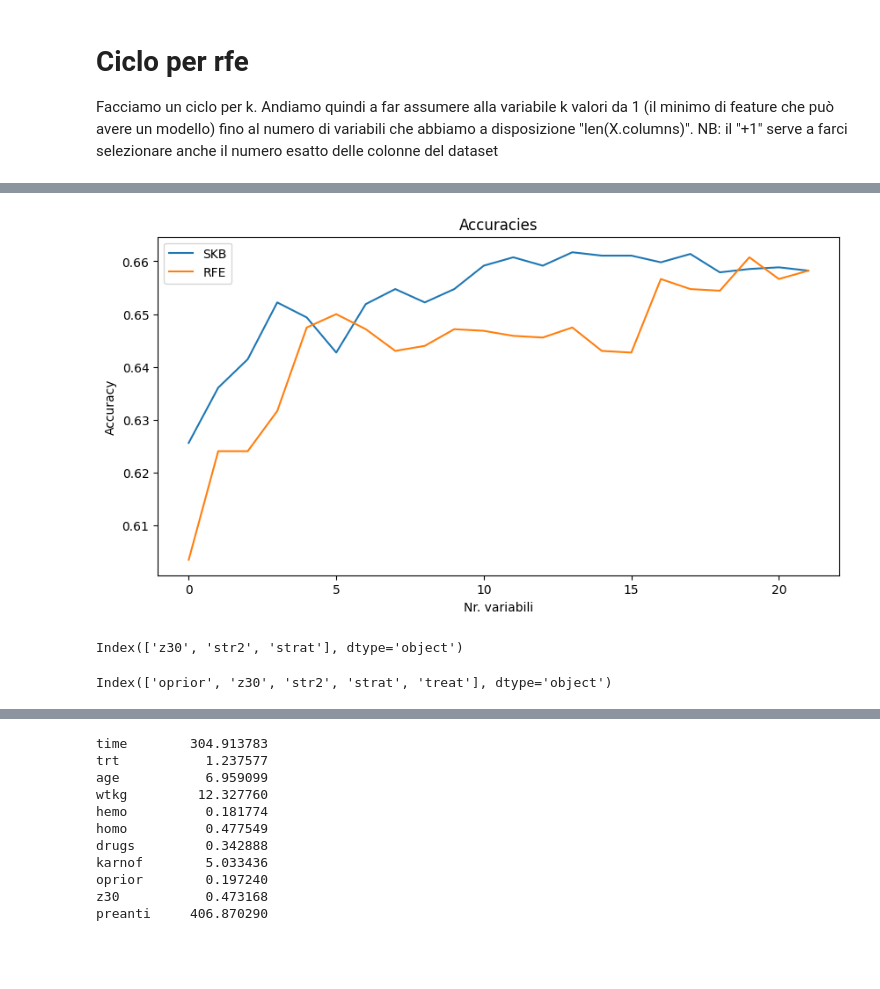
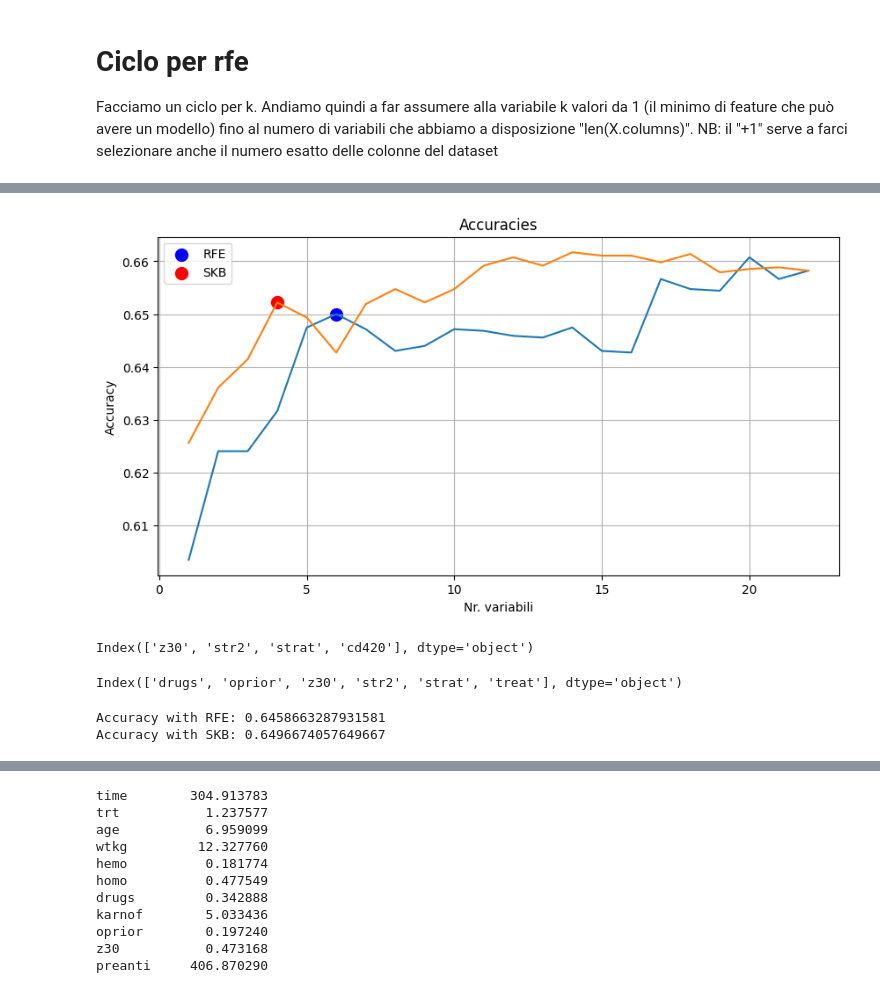
Before and after one commit to LucaTomei93/AIDS_VirusInfectionPrediction, a Jupyter notebook: main.ipynb, the cells around one changed output, grey strips where cells are left out. Saved outputs shown, nothing was run; the diff lists cells and outputs as text; code cells hidden in the pictures; blank space fills up the shorter version.

```diff
--- a/main.ipynb
+++ b/main.ipynb
@@ -255,7 +240,7 @@ Facciamo un ciclo per k. Andiamo quindi a far assumere alla variabile k valori d
 # %%
 accuracies_rfe = []
 
-for k in range(1,len(X.columns)+1):
+for k in tqdm(range(1,len(X.columns)+1)):
     # selezioniamo le k variabili
     X_selected = rfe_selection(X=X_train, y=y_train, k=k)
 
@@ -263,7 +248,7 @@ for k in range(1,len(X.columns)+1):
     X_train_w_intercept = sm.add_constant(X_selected)
 
     # facciamo il fitting del modello
-    model = sm.Logit(y_train.to_numpy(), X_train_w_intercept).fit()
+    model = sm.Logit(y_train.to_numpy(), X_train_w_intercept).fit(disp=False)
 
     # prevediamo le probabilità
     y_pred = model.predict(X_train_w_intercept)
@@ -276,4 +261,3 @@ for k in range(1,len(X.columns)+1):
 
     # lo aggiungiamo alla lista
     accuracies_rfe.append(accuracy)
-    print(accuracy)
@@ -318,0 +264,2 @@ for i in accuracies_rfe:
+# %%
+k_rfe = 6
@@ -318,0 +278,2 @@ for i in accuracies_rfe:
+# %%
+k_skb = 4
@@ -319,7 +292,7 @@ for i in accuracies_rfe:
 # %%
 accuracies_skb = []
 
-for k in range(1,len(X.columns)+1):
+for k in tqdm(range(1,len(X.columns)+1)):
     # selezioniamo le k variabili
     X_selected = skb_selection(X=X_train, y=y_train, k=k)
 
@@ -327,7 +300,7 @@ for k in range(1,len(X.columns)+1):
     X_train_w_intercept = sm.add_constant(X_selected)
 
     # facciamo il fitting del modello
-    model = sm.Logit(y_train.to_numpy(), X_train_w_intercept).fit()
+    model = sm.Logit(y_train.to_numpy(), X_train_w_intercept).fit(disp=False)
 
     # prevediamo le probabilità
     y_pred = model.predict(X_train_w_intercept)
@@ -340,4 +313,3 @@ for k in range(1,len(X.columns)+1):
 
     # lo aggiungiamo alla lista
     accuracies_skb.append(accuracy)
-    print(accuracy)
@@ -383,23 +316,26 @@ for i in accuracies_skb:
 # %%
 plt.figure(figsize=(10, 5))
-plt.plot(accuracies_skb, label='SKB')
-plt.plot(accuracies_rfe, label='RFE')
+plt.plot(range(1, len(X_train.columns)+1), accuracies_rfe)
+plt.plot(range(1, len(X_train.columns)+1), accuracies_skb)
+plt.scatter(k_rfe, accuracies_rfe[k_rfe-1], color='blue', label='RFE', s=100)
+plt.scatter(k_skb, accuracies_skb[k_skb-1], color='red', label='SKB', s=100)
 plt.title('Accuracies')
 plt.xlabel('Nr. variabili')
 plt.ylabel('Accuracy')
+plt.grid()
 plt.legend()
 plt.show()
 # %% [output]
-[figure, old version]
+[figure, new version]
 # %%
-X_selected_skb = skb_selection(X=X_train,y=y_train,k=3)
+X_selected_skb = skb_selection(X=X_train,y=y_train,k=k_skb)
 skb_vars = X_selected_skb.columns
 skb_vars
 # %% [output]
-Index(['z30', 'str2', 'strat'], dtype='object')
+Index(['z30', 'str2', 'strat', 'cd420'], dtype='object')
 # %%
-X_selected_rfe = rfe_selection(X=X_train,y=y_train,k=5)
+X_selected_rfe = rfe_selection(X=X_train,y=y_train,k=k_rfe)
 rfe_vars = X_selected_rfe.columns
 rfe_vars
 # %% [output]
-Index(['oprior', 'z30', 'str2', 'strat', 'treat'], dtype='object')
+Index(['drugs', 'oprior', 'z30', 'str2', 'strat', 'treat'], dtype='object')
@@ -435,3 +352,14 @@ Index(['oprior', 'z30', 'str2', 'strat', 'treat'], dtype='object')
+# %%
+# LOOCV rfe
+accuracy_rfe = loocv(X_train_rfe, y_train)
+print(f"Accuracy with RFE: {accuracy_rfe}")
+
+# LOOCV skb
+accuracy_skb = loocv(X_train_skb, y_train)
+print(f"Accuracy with SKB: {accuracy_skb}")
+# %% [output]
+Accuracy with RFE: 0.6458663287931581
+Accuracy with SKB: 0.6496674057649667
 # %%
 # Rimozione outlier a più di tre deviazioni standard dalla media
 mean = df.mean()
```
Also changed, not shown: parts of 20 cells of this notebook, 2 other files.
